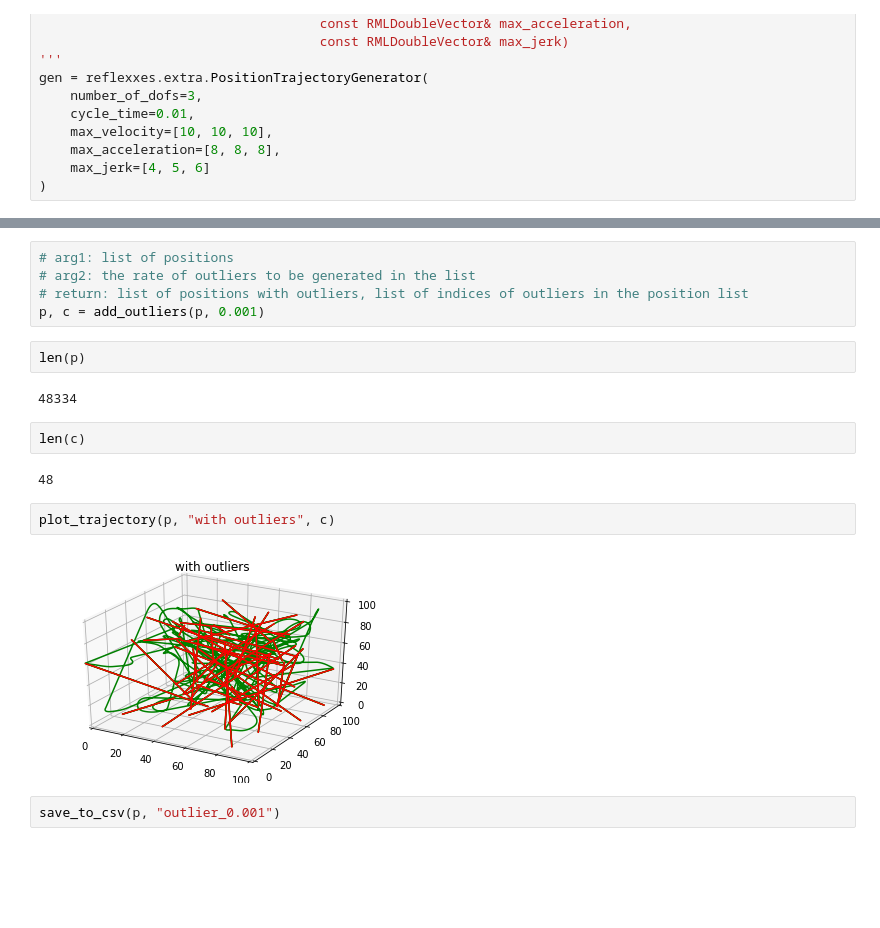
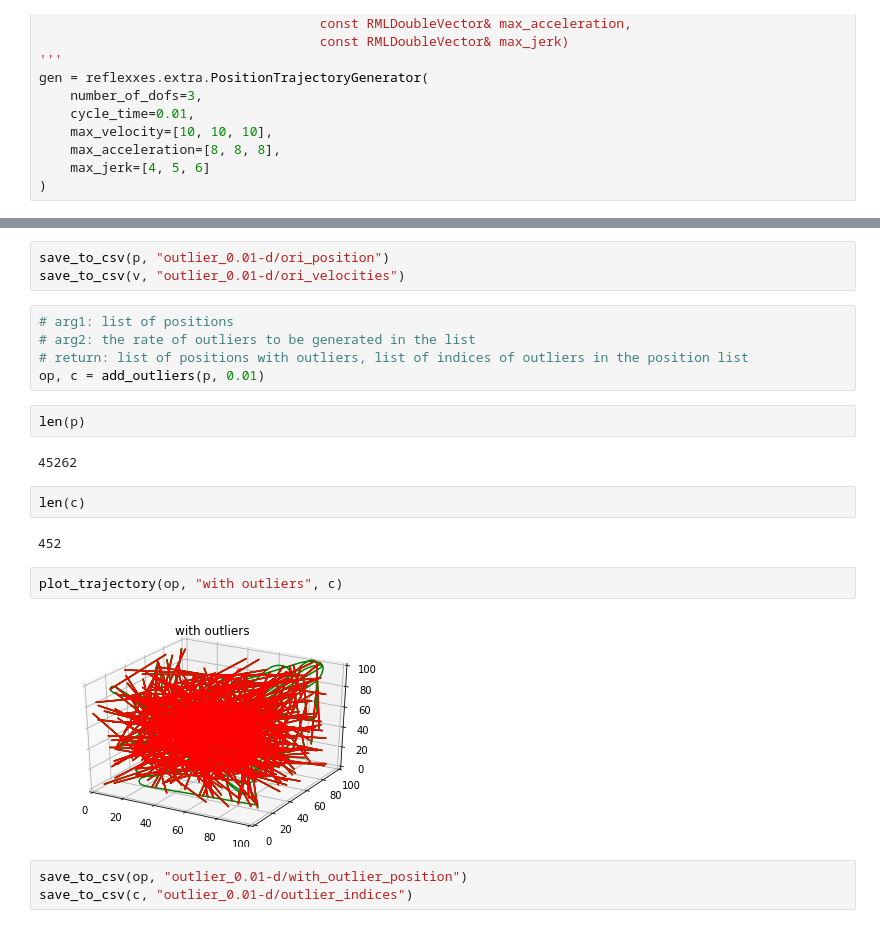
Before and after one commit to STEMO-CS5340/Trajectory, a Jupyter notebook: trajectory_gen.ipynb, the cells around one changed output, grey strips where cells are left out. Drawn from its saved outputs; the diff is of its cells as text; blank space fills up the shorter version.

Commit message:
trajectory_gen export more data

```diff
--- a/trajectory_gen.ipynb
+++ b/trajectory_gen.ipynb
@@ -107,19 +107,23 @@ plot_trajectory(p, "connected")
+# %%
+save_to_csv(p, "outlier_0.01-d/ori_position")
+save_to_csv(v, "outlier_0.01-d/ori_velocities")
 # %%
 # arg1: list of positions
 # arg2: the rate of outliers to be generated in the list
 # return: list of positions with outliers, list of indices of outliers in the position list
-p, c = add_outliers(p, 0.001)
+op, c = add_outliers(p, 0.01)
 # %%
 len(p)
 # %% [output]
-48334
+45262
 # %%
 len(c)
 # %% [output]
-48
+452
 # %%
-plot_trajectory(p, "with outliers", c)
+plot_trajectory(op, "with outliers", c)
 # %% [output]
-[figure, old version]
+[figure, new version]
-# %%
-save_to_csv(p, "outlier_0.001")
+# %%
+save_to_csv(op, "outlier_0.01-d/with_outlier_position")
+save_to_csv(c, "outlier_0.01-d/outlier_indices")
```
Also changed, not shown: parts of 1 cell of this notebook.
